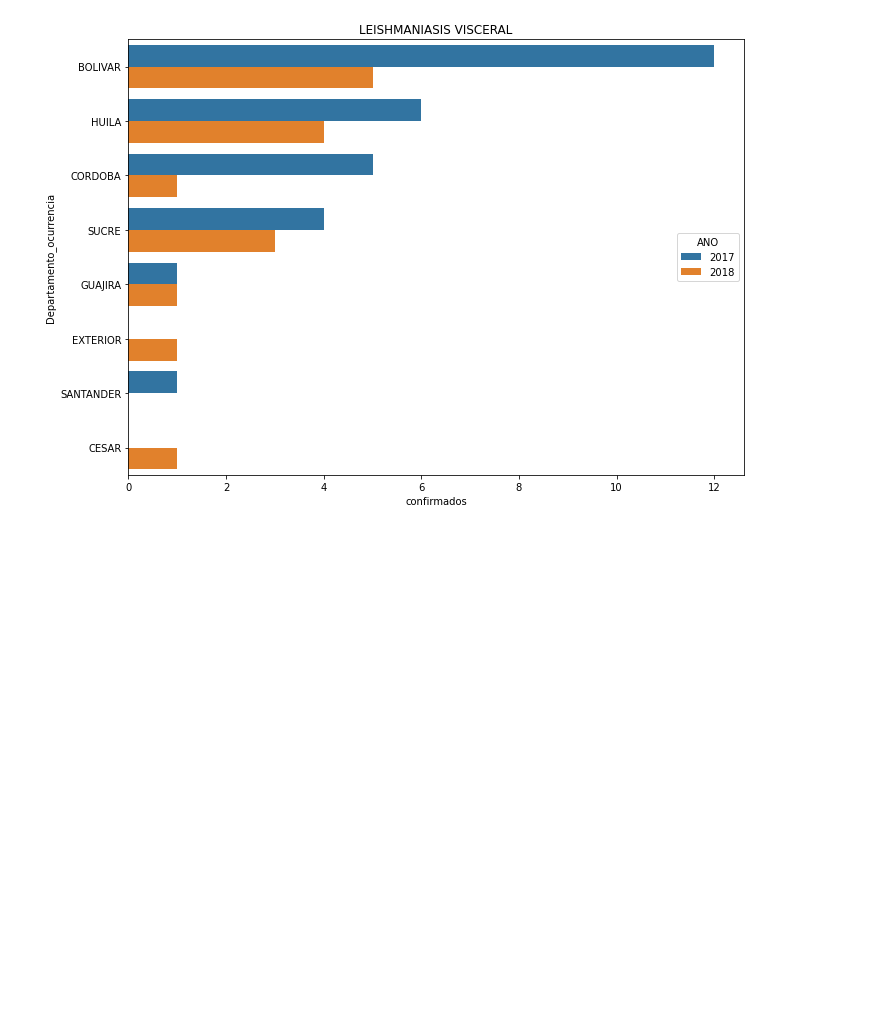
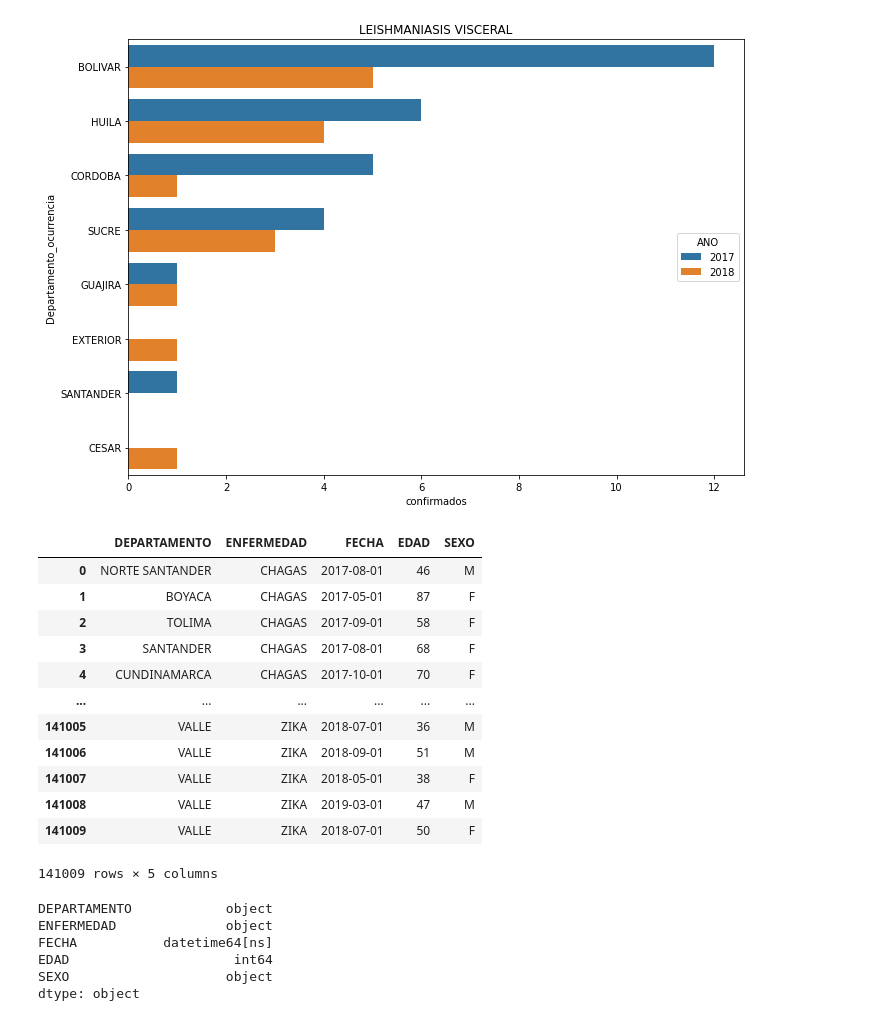
Before and after one commit to Santivg/DS4A-Team14, a Jupyter notebook: notebooks/EDA_sivigila.ipynb, the cells around one changed output. Saved outputs shown, nothing was run; the diff lists cells and outputs as text; code cells hidden in the pictures; blank space fills up the shorter version.

Commit message:
exportar datos eda sivigila

```diff
--- a/notebooks/EDA_sivigila.ipynb
+++ b/notebooks/EDA_sivigila.ipynb
@@ -27,3 +50,6 @@ data
+# %%
+# data['sospechoso']=
+data['total']= pd.Series([1 for x in data.nom_est_f_caso ])
 # %%
 data.columns
 # %% [output]
@@ -113,3 +138,34 @@ for i in data_group_department_evento.Evento.unique():
 [figure]
 [figure]
 [figure]
+# %%
+data_export=data[['Departamento_ocurrencia','Evento','FEC_NOT','EDAD', 'SEXO']]
+# %%
+data_export.columns = ['DEPARTAMENTO','ENFERMEDAD','FECHA','EDAD','SEXO']
+# %%
+data_export = data_export.assign(FECHA=pd.to_datetime(pd.to_datetime(data_export['FECHA']).dt.to_period('M').astype(str)))
+# %%
+data_export
+# %% [output]
+|  | DEPARTAMENTO | ENFERMEDAD | FECHA | EDAD | SEXO |
+| 0 | NORTE SANTANDER | CHAGAS | 2017-08-01 | 46 | M |
+| 1 | BOYACA | CHAGAS | 2017-05-01 | 87 | F |
+| 2 | TOLIMA | CHAGAS | 2017-09-01 | 58 | F |
+| 3 | SANTANDER | CHAGAS | 2017-08-01 | 68 | F |
+| 4 | CUNDINAMARCA | CHAGAS | 2017-10-01 | 70 | F |
+| ... | ... | ... | ... | ... | ... |
+| 141005 | VALLE | ZIKA | 2018-07-01 | 36 | M |
+| 141006 | VALLE | ZIKA | 2018-09-01 | 51 | M |
+| 141007 | VALLE | ZIKA | 2018-05-01 | 38 | F |
+| 141008 | VALLE | ZIKA | 2019-03-01 | 47 | M |
+| 141009 | VALLE | ZIKA | 2018-07-01 | 50 | F |
+141009 rows × 5 columns
+# %%
+data_export.dtypes
+# %% [output]
+DEPARTAMENTO            object
+ENFERMEDAD              object
+FECHA           datetime64[ns]
+EDAD                     int64
+SEXO                    object
+dtype: object
```
Also changed, not shown: parts of 8 cells of this notebook, 1 other file.
